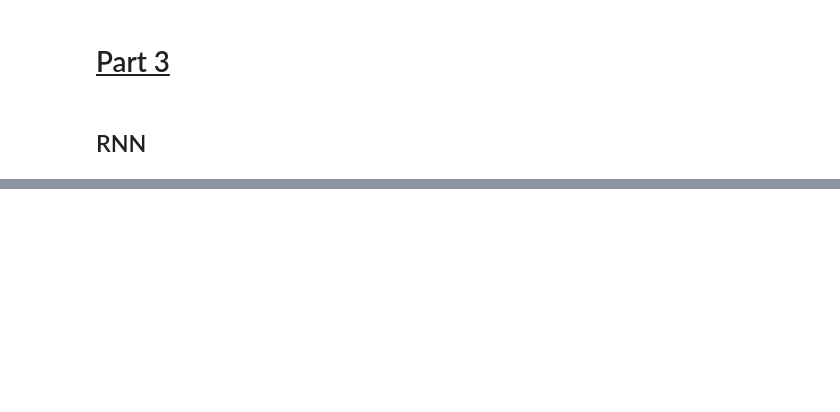
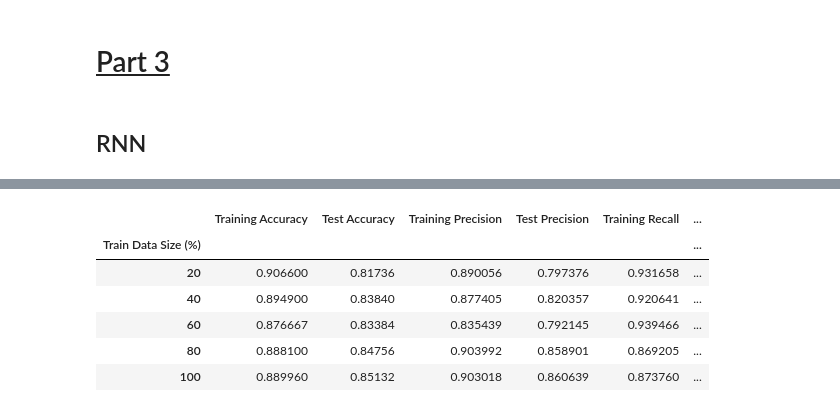
Before and after one commit to OSpyropoulos/IMDb-reviews-classification, a Jupyter notebook: IMDB-reviews-classification.ipynb, the cells around one changed output, grey strips where cells are left out. Saved outputs shown, nothing was run; the diff lists cells and outputs as text; code cells hidden in the pictures; blank space fills up the shorter version.

```diff
--- a/IMDB-reviews-classification.ipynb
+++ b/IMDB-reviews-classification.ipynb
@@ -1400,0 +1320,10 @@ plot_training_history(imdb_bigru_history, 'loss')
+# %%
+create_a_table(data)
+# %% [output]
+|  | Training Accuracy | Test Accuracy | Training Precision | Test Precision | Training Recall | ... |
+| Train Data Size (%) |  |  |  |  |  | ... |
+| 20 | 0.906600 | 0.81736 | 0.890056 | 0.797376 | 0.931658 | ... |
+| 40 | 0.894900 | 0.83840 | 0.877405 | 0.820357 | 0.920641 | ... |
+| 60 | 0.876667 | 0.83384 | 0.835439 | 0.792145 | 0.939466 | ... |
+| 80 | 0.888100 | 0.84756 | 0.903992 | 0.858901 | 0.869205 | ... |
+| 100 | 0.889960 | 0.85132 | 0.903018 | 0.860639 | 0.873760 | ... |
```
Also changed, not shown: parts of 25 cells of this notebook.
